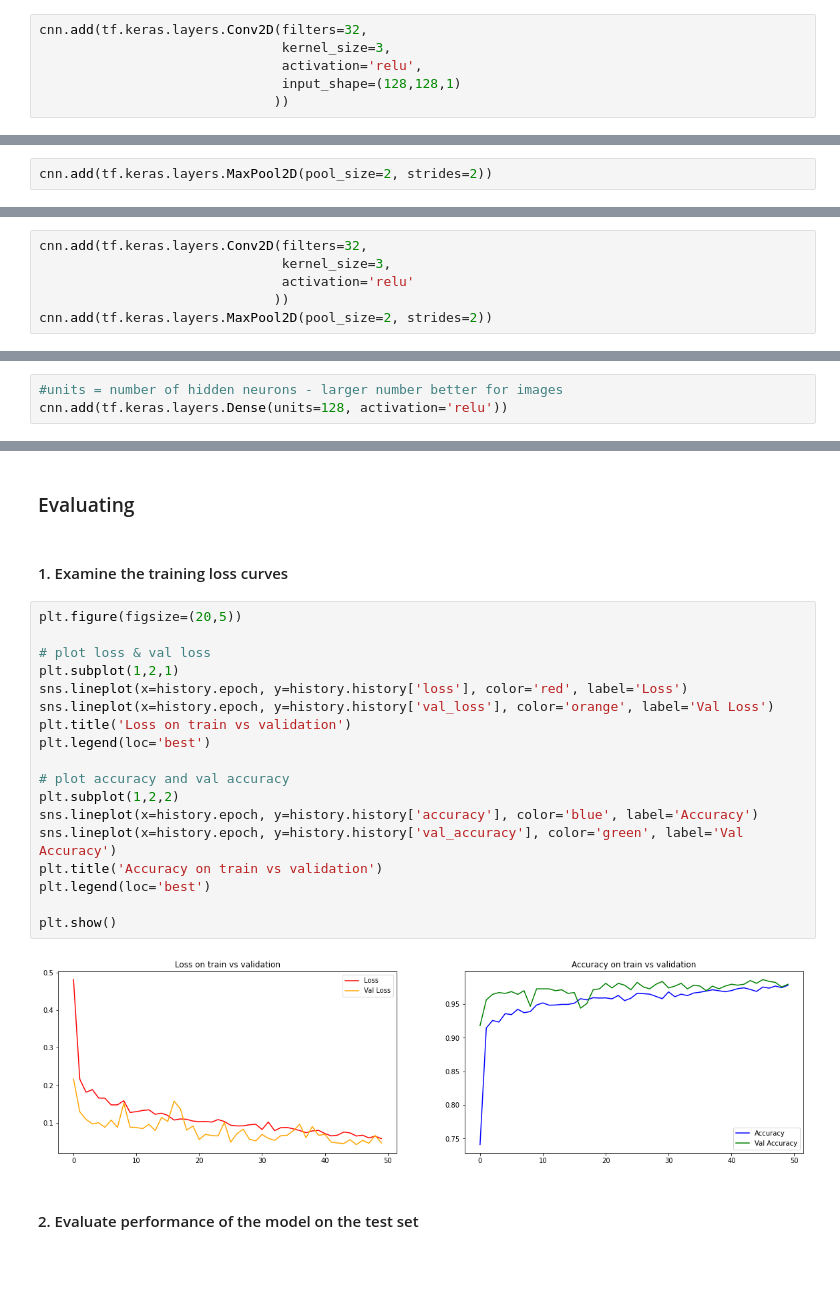
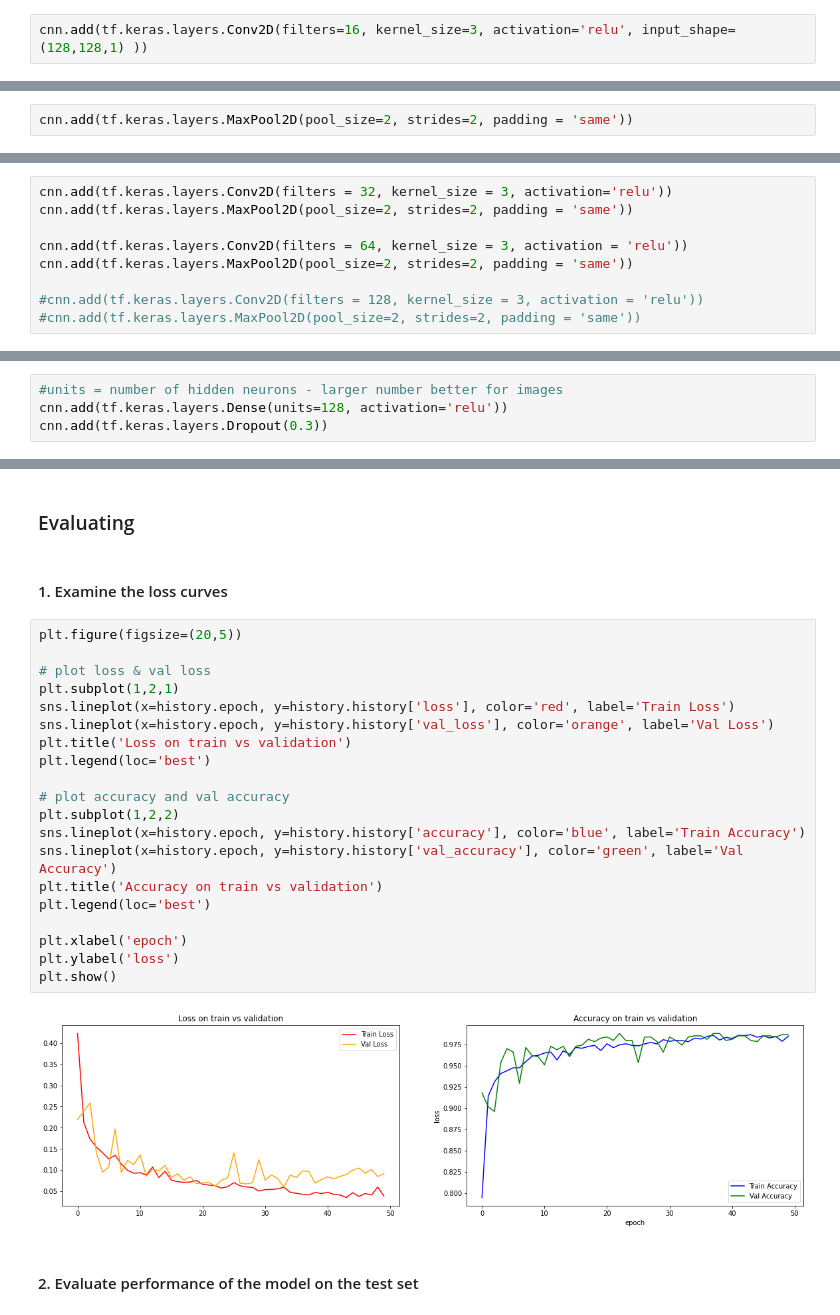
Before and after one commit to erotavlas/machine-learning, a Jupyter notebook: IBMAdvancedDataScience_Capstone_Incomplete.ipynb, the cells around one changed output, grey strips where cells are left out. Drawn from its saved outputs; the diff is of its cells as text; blank space fills up the shorter version.

```diff
--- a/IBMAdvancedDataScience_Capstone_Incomplete.ipynb
+++ b/IBMAdvancedDataScience_Capstone_Incomplete.ipynb
@@ -662,11 +670,7 @@ cnn = tf.keras.models.Sequential()
 # %%
-cnn.add(tf.keras.layers.Conv2D(filters=32,
-                               kernel_size=3,
-                               activation='relu',
-                               input_shape=(128,128,1)
-                              ))
+cnn.add(tf.keras.layers.Conv2D(filters=16, kernel_size=3, activation='relu', input_shape=(128,128,1) ))
 # %% [markdown]
 #### 2. Pooling
 # %%
-cnn.add(tf.keras.layers.MaxPool2D(pool_size=2, strides=2))
+cnn.add(tf.keras.layers.MaxPool2D(pool_size=2, strides=2, padding = 'same'))
 # %% [markdown]
@@ -674,7 +678,10 @@ cnn.add(tf.keras.layers.MaxPool2D(pool_size=2, strides=2))
 # %%
-cnn.add(tf.keras.layers.Conv2D(filters=32,
-                               kernel_size=3,
-                               activation='relu'
-                              ))
-cnn.add(tf.keras.layers.MaxPool2D(pool_size=2, strides=2))
+cnn.add(tf.keras.layers.Conv2D(filters = 32, kernel_size = 3, activation='relu'))
+cnn.add(tf.keras.layers.MaxPool2D(pool_size=2, strides=2, padding = 'same'))
+
+cnn.add(tf.keras.layers.Conv2D(filters = 64, kernel_size = 3, activation = 'relu'))
+cnn.add(tf.keras.layers.MaxPool2D(pool_size=2, strides=2, padding = 'same'))
+
+#cnn.add(tf.keras.layers.Conv2D(filters = 128, kernel_size = 3, activation = 'relu'))
+#cnn.add(tf.keras.layers.MaxPool2D(pool_size=2, strides=2, padding = 'same'))
 # %% [markdown]
@@ -686,4 +693,5 @@ cnn.add(tf.keras.layers.Flatten())
 # %%
 #units = number of hidden neurons - larger number better for images
 cnn.add(tf.keras.layers.Dense(units=128, activation='relu'))
+cnn.add(tf.keras.layers.Dropout(0.3))
 # %% [markdown]
@@ -803,26 +815,28 @@ Epoch 50/50
 # %% [markdown]
 ### Evaluating
 # %% [markdown]
-#### 1. Examine the training loss curves
+#### 1. Examine the loss curves
 # %%
 plt.figure(figsize=(20,5))
 
 # plot loss & val loss
 plt.subplot(1,2,1)
-sns.lineplot(x=history.epoch, y=history.history['loss'], color='red', label='Loss')
+sns.lineplot(x=history.epoch, y=history.history['loss'], color='red', label='Train Loss')
 sns.lineplot(x=history.epoch, y=history.history['val_loss'], color='orange', label='Val Loss')
 plt.title('Loss on train vs validation')
 plt.legend(loc='best')
 
 # plot accuracy and val accuracy
 plt.subplot(1,2,2)
-sns.lineplot(x=history.epoch, y=history.history['accuracy'], color='blue', label='Accuracy')
+sns.lineplot(x=history.epoch, y=history.history['accuracy'], color='blue', label='Train Accuracy')
 sns.lineplot(x=history.epoch, y=history.history['val_accuracy'], color='green', label='Val Accuracy')
 plt.title('Accuracy on train vs validation')
 plt.legend(loc='best')
 
+plt.xlabel('epoch')
+plt.ylabel('loss')
 plt.show()
 # %% [output]
-[figure, old version]
+[figure, new version]
 # %% [markdown]
 #### 2. Evaluate performance of the model on the test set
```
Also changed, not shown: parts of 26 cells of this notebook.
